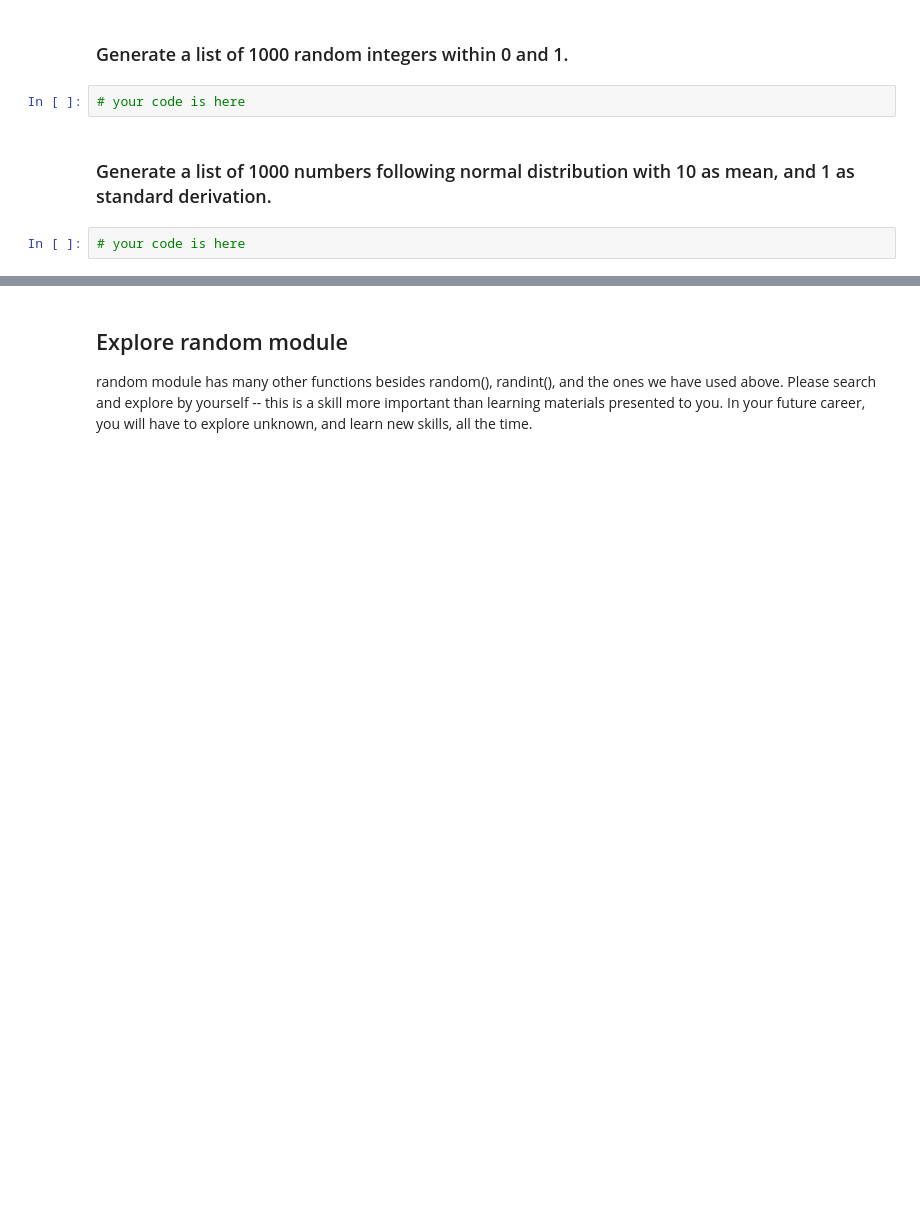
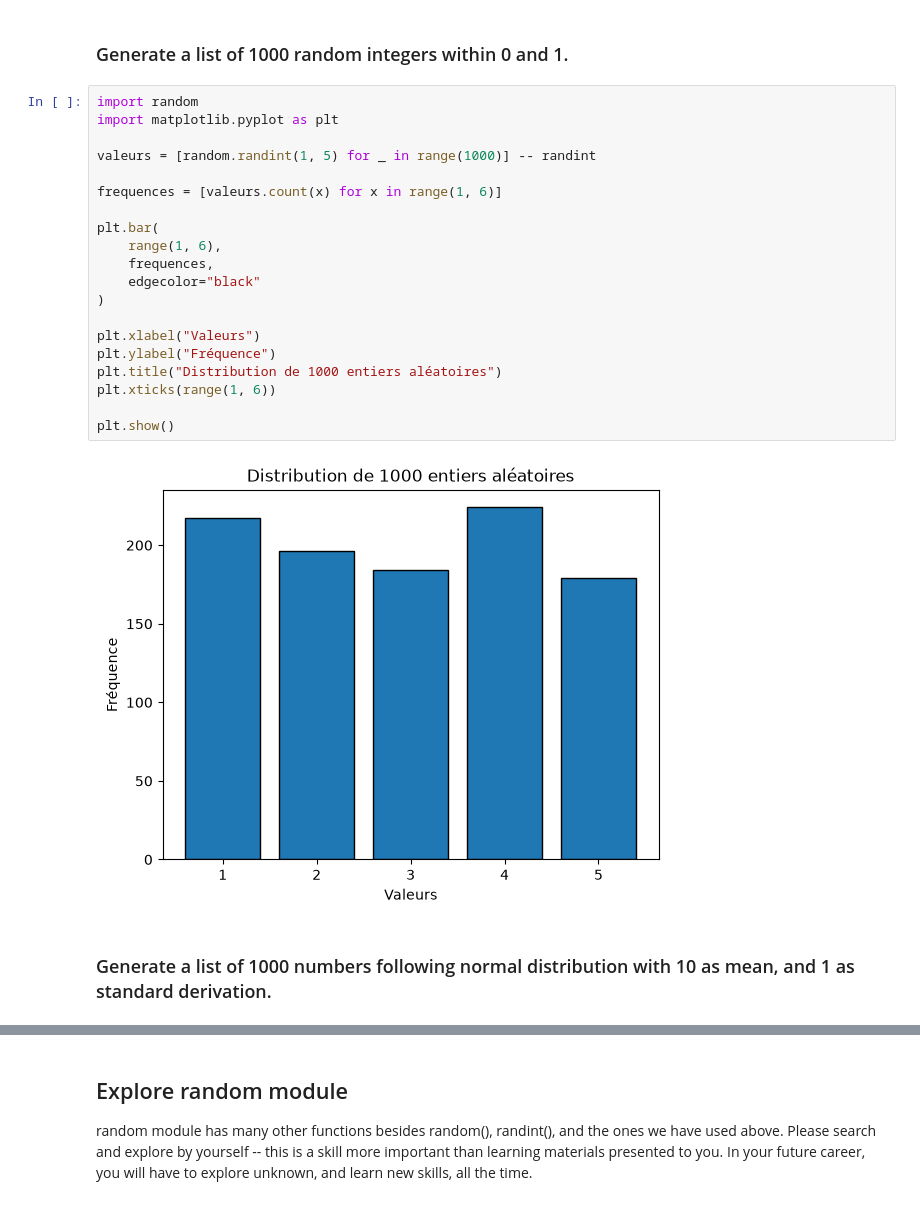
Before and after one commit to NancyG-07/apprentissage, a Jupyter notebook: python_basics/M1Lab-Random.ipynb, the cells around one changed output, grey strips where cells are left out. Saved outputs shown, nothing was run; the diff lists cells and outputs as text; blank space fills up the shorter version.

```diff
--- a/python_basics/M1Lab-Random.ipynb
+++ b/python_basics/M1Lab-Random.ipynb
@@ -60,8 +94,26 @@ print(random.randint(a,b))
 # %% [markdown]
 ### Generate a list of 1000 random integers within 0 and 1.
-# %%
-# your code is here
+# %%
+import random
+import matplotlib.pyplot as plt
+
+valeurs = [random.randint(1, 5) for _ in range(1000)] -- randint
+
+frequences = [valeurs.count(x) for x in range(1, 6)]
+
+plt.bar(
+    range(1, 6),
+    frequences,
+    edgecolor="black"
+)
+
+plt.xlabel("Valeurs")
+plt.ylabel("Fréquence")
+plt.title("Distribution de 1000 entiers aléatoires")
+plt.xticks(range(1, 6))
+
+plt.show()
+# %% [output]
+[figure, added]
 # %% [markdown]
 ### Generate a list of 1000 numbers following normal distribution with 10 as mean, and 1 as standard derivation.
-# %%
-# your code is here
```
Also changed, not shown: parts of 9 cells of this notebook.
